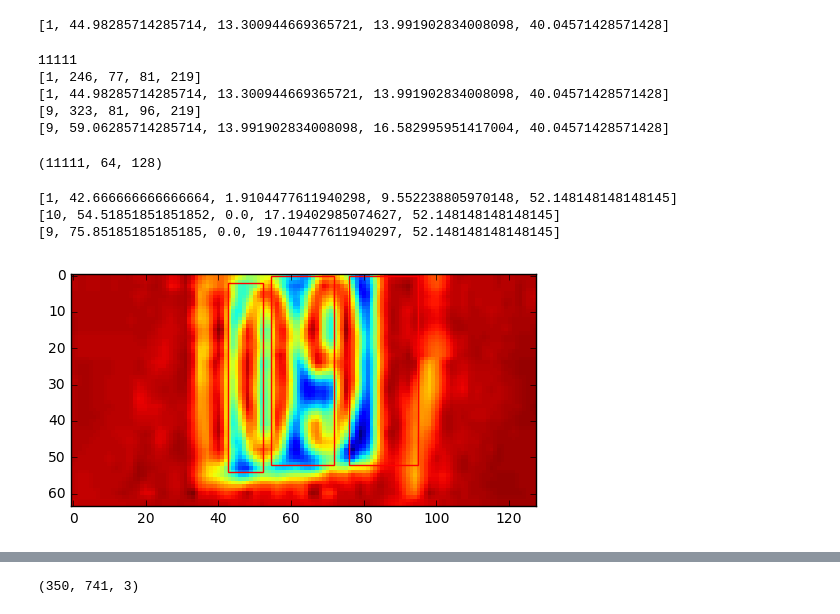
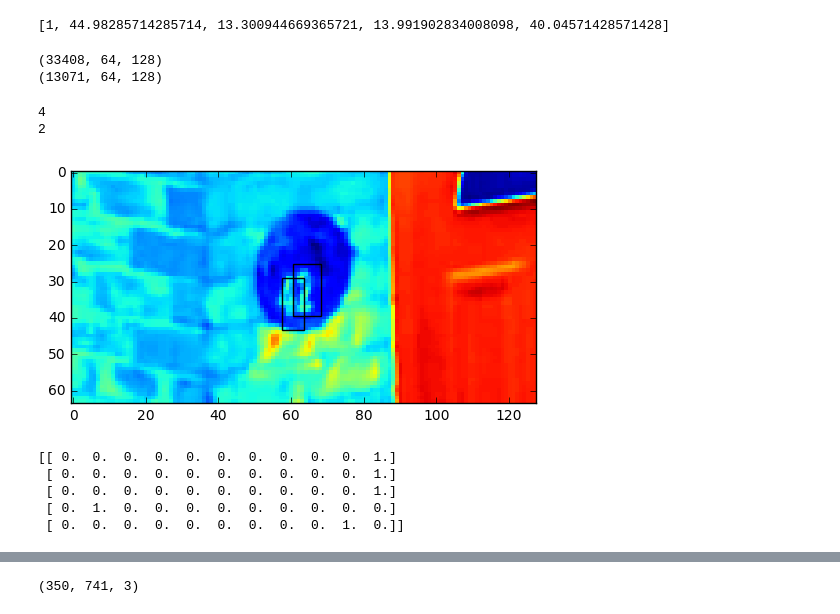
Before and after one commit to Logic4Twisted/SVHN, a Jupyter notebook: SVHN.ipynb, the cells around one changed output, grey strips where cells are left out. Drawn from its saved outputs; the diff is of its cells as text; code cells hidden in the pictures.

```diff
--- a/SVHN.ipynb
+++ b/SVHN.ipynb
@@ -74,5 +75,5 @@ labels_train_data_dict['1.png']
 # %%
-to_display = '1.png'
+to_display = '25.png'
 
 import matplotlib.patches as patches
 from PIL import Image
@@ -85,7 +86,7 @@ ax.imshow(im)
 print (im.shape)
 for digit_loc in labels_train_data_dict[to_display]:
     # Create a Rectangle patch
-    print (digit_loc)
+    # print (digit_loc)
     rect = patches.Rectangle((digit_loc[1],digit_loc[2]),digit_loc[3],digit_loc[4],linewidth=1,edgecolor='r',facecolor='none')
     # Add the patch to the Axes
     ax.add_patch(rect)
@@ -151,35 +150,33 @@ def save_to_pickle_file(set_filename, folder, labels):
         print('Unable to save data to', file_name, ':', e)
 
 
-save_to_pickle_file('train.pickle', '/data/train/', labels_train_data_dict)
-# save_to_pickle_file('test.pickle',  '/data/test/', test_data)
+# save_to_pickle_file('train.pickle', '/data/train/', labels_train_data_dict)
+save_to_pickle_file('test.pickle',  '/data/test/', labels_test_data_dict)
-# %% [output]
-11111
-[1, 246, 77, 81, 219]
-[1, 44.98285714285714, 13.300944669365721, 13.991902834008098, 40.04571428571428]
-[9, 323, 81, 96, 219]
-[9, 59.06285714285714, 13.991902834008098, 16.582995951417004, 40.04571428571428]
 # %%
 train_data = pickle.load(open(root_dir + '/data/train/train.pickle', 'rb'))
 print (train_data.shape)
 labels_train_data = pickle.load(open(root_dir + '/data/train/labels_train.pickle', 'rb'))
+
+test_data = pickle.load(open(root_dir + '/data/test/test.pickle', 'rb'))
+print (test_data.shape)
+labels_test_data = pickle.load(open(root_dir + '/data/test/labels_test.pickle', 'rb'))
 # %% [output]
-(11111, 64, 128)
+(33408, 64, 128)
+(13071, 64, 128)
 # %%
 # print (train_data[0]*pixel_depth+pixel_depth/2)
 # print (labels_train_data[0])
-index = 2
+index = 56
 fig,ax = plt.subplots(1)
-plt.imshow(train_data[index], interpolation='nearest')
-for digit_loc in labels_train_data[index]:
+plt.imshow(test_data[index], interpolation='nearest')
+for digit_loc in labels_test_data[index]:
     # Create a Rectangle patch
-    print (digit_loc)
-    rect = patches.Rectangle((digit_loc[1],digit_loc[2]),digit_loc[3],digit_loc[4],linewidth=1,edgecolor='r',facecolor='none')
+    print (digit_loc[0])
+    rect = patches.Rectangle((digit_loc[1],digit_loc[2]),digit_loc[3],digit_loc[4],linewidth=1,edgecolor='black',facecolor='none')
     # Add the patch to the Axes
     ax.add_patch(rect)
 plt.show()
 # %% [output]
-[1, 42.666666666666664, 1.9104477611940298, 9.552238805970148, 52.148148148148145]
-[10, 54.51851851851852, 0.0, 17.19402985074627, 52.148148148148145]
-[9, 75.85185185185185, 0.0, 19.104477611940297, 52.148148148148145]
+4
+2
-[figure, old version]
+[figure, new version]
@@ -185,0 +207,9 @@ plt.show()
+# %%
+a, b = get_test_examples(1)
+print (b[0])
+# %% [output]
+[[ 0.  0.  0.  0.  0.  0.  0.  0.  0.  0.  1.]
+ [ 0.  0.  0.  0.  0.  0.  0.  0.  0.  0.  1.]
+ [ 0.  0.  0.  0.  0.  0.  0.  0.  0.  0.  1.]
+ [ 0.  1.  0.  0.  0.  0.  0.  0.  0.  0.  0.]
+ [ 0.  0.  0.  0.  0.  0.  0.  0.  0.  1.  0.]]
```
Also changed, not shown: parts of 8 cells of this notebook, 1 other file.
